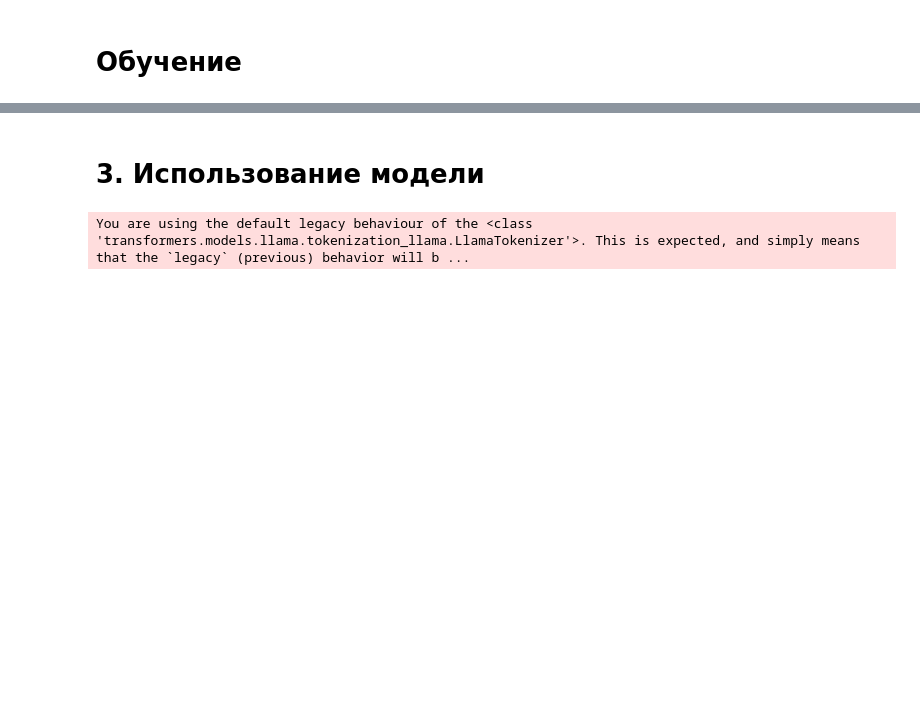
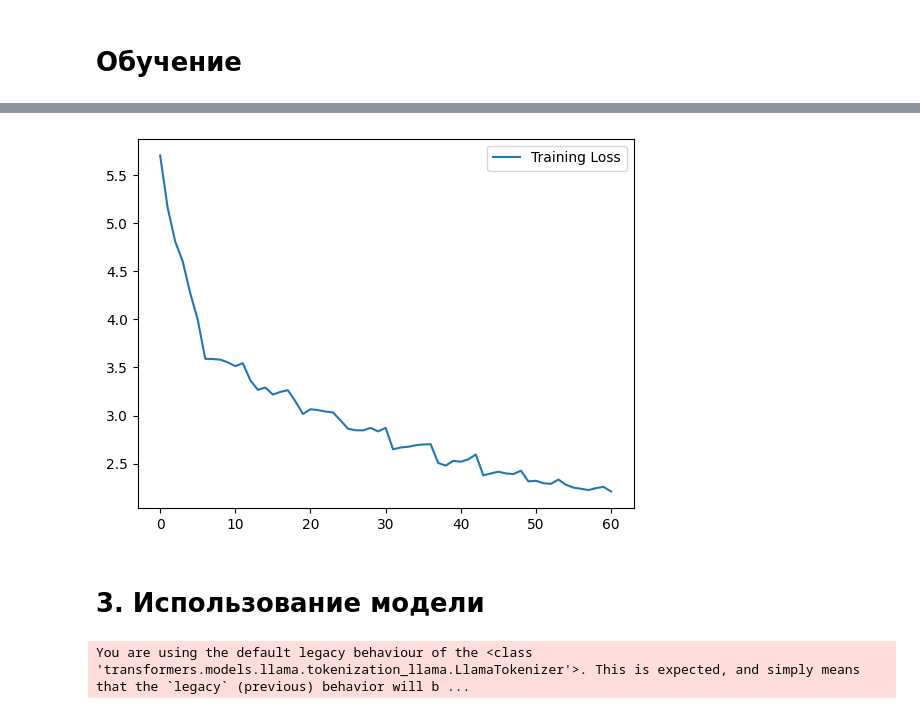
Before and after one commit to dmitryilyn/MIPT, a Jupyter notebook: NLPgen/HW2/NLPGen_HW2_training.ipynb, the cells around one changed output, grey strips where cells are left out. Saved outputs shown, nothing was run; the diff lists cells and outputs as text; code cells hidden in the pictures; blank space fills up the shorter version.

```diff
--- a/NLPgen/HW2/NLPGen_HW2_training.ipynb
+++ b/NLPgen/HW2/NLPGen_HW2_training.ipynb
@@ -511,3 +440,9 @@ trainer.save_model(params.output_dir)
+# %%
+plt.plot(loss_logging_callback.loss, label="Training Loss")
+plt.legend()
+plt.show()
+# %% [output]
+[figure, added]
 # %% [markdown]
 # 3. Использование модели
 # %%
```
Also changed, not shown: parts of 45 cells of this notebook.
